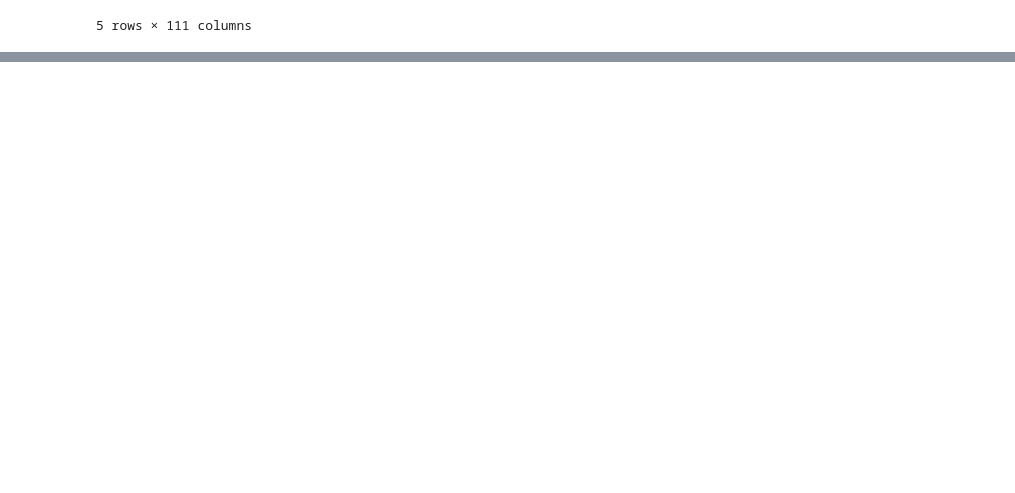
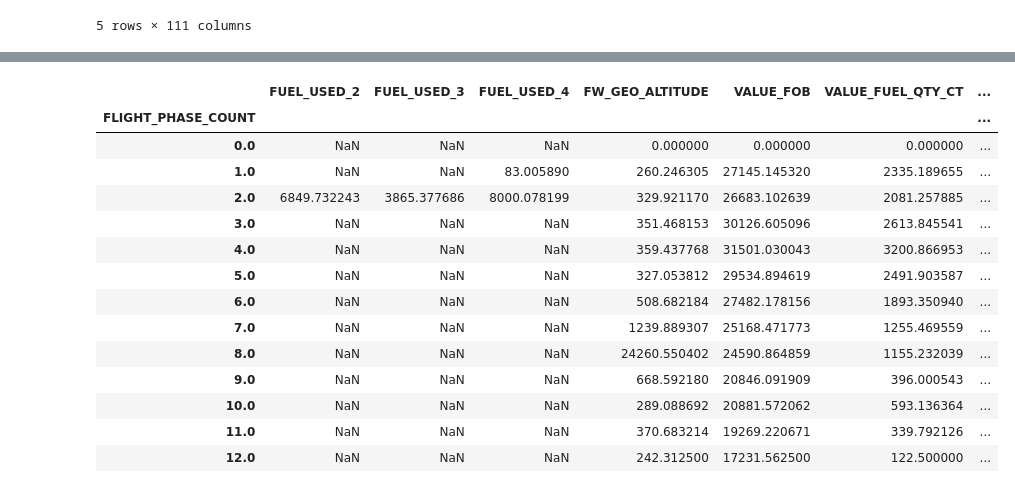
Before and after one commit to badek23/AirbusFuelLeaks, a Jupyter notebook: EDA.ipynb, the cells around one changed output, grey strips where cells are left out. Saved outputs shown, nothing was run; the diff lists cells and outputs as text; code cells hidden in the pictures; blank space fills up the shorter version.

```diff
--- a/EDA.ipynb
+++ b/EDA.ipynb
@@ -22,0 +83,20 @@ msn02.head()
+# %%
+new_msn10 = msn10[msn10["VALUE_FOB"].notnull()]
+# %%
+new_msn10.groupby("FLIGHT_PHASE_COUNT").mean()
+# %% [output]
+|  | FUEL_USED_2 | FUEL_USED_3 | FUEL_USED_4 | FW_GEO_ALTITUDE | VALUE_FOB | VALUE_FUEL_QTY_CT | ... |
+| FLIGHT_PHASE_COUNT |  |  |  |  |  |  | ... |
+| 0.0 | NaN | NaN | NaN | 0.000000 | 0.000000 | 0.000000 | ... |
+| 1.0 | NaN | NaN | 83.005890 | 260.246305 | 27145.145320 | 2335.189655 | ... |
+| 2.0 | 6849.732243 | 3865.377686 | 8000.078199 | 329.921170 | 26683.102639 | 2081.257885 | ... |
+| 3.0 | NaN | NaN | NaN | 351.468153 | 30126.605096 | 2613.845541 | ... |
+| 4.0 | NaN | NaN | NaN | 359.437768 | 31501.030043 | 3200.866953 | ... |
+| 5.0 | NaN | NaN | NaN | 327.053812 | 29534.894619 | 2491.903587 | ... |
+| 6.0 | NaN | NaN | NaN | 508.682184 | 27482.178156 | 1893.350940 | ... |
+| 7.0 | NaN | NaN | NaN | 1239.889307 | 25168.471773 | 1255.469559 | ... |
+| 8.0 | NaN | NaN | NaN | 24260.550402 | 24590.864859 | 1155.232039 | ... |
+| 9.0 | NaN | NaN | NaN | 668.592180 | 20846.091909 | 396.000543 | ... |
+| 10.0 | NaN | NaN | NaN | 289.088692 | 20881.572062 | 593.136364 | ... |
+| 11.0 | NaN | NaN | NaN | 370.683214 | 19269.220671 | 339.792126 | ... |
+| 12.0 | NaN | NaN | NaN | 242.312500 | 17231.562500 | 122.500000 | ... |
```
Also changed, not shown: parts of 21 cells of this notebook, 1 other file.
